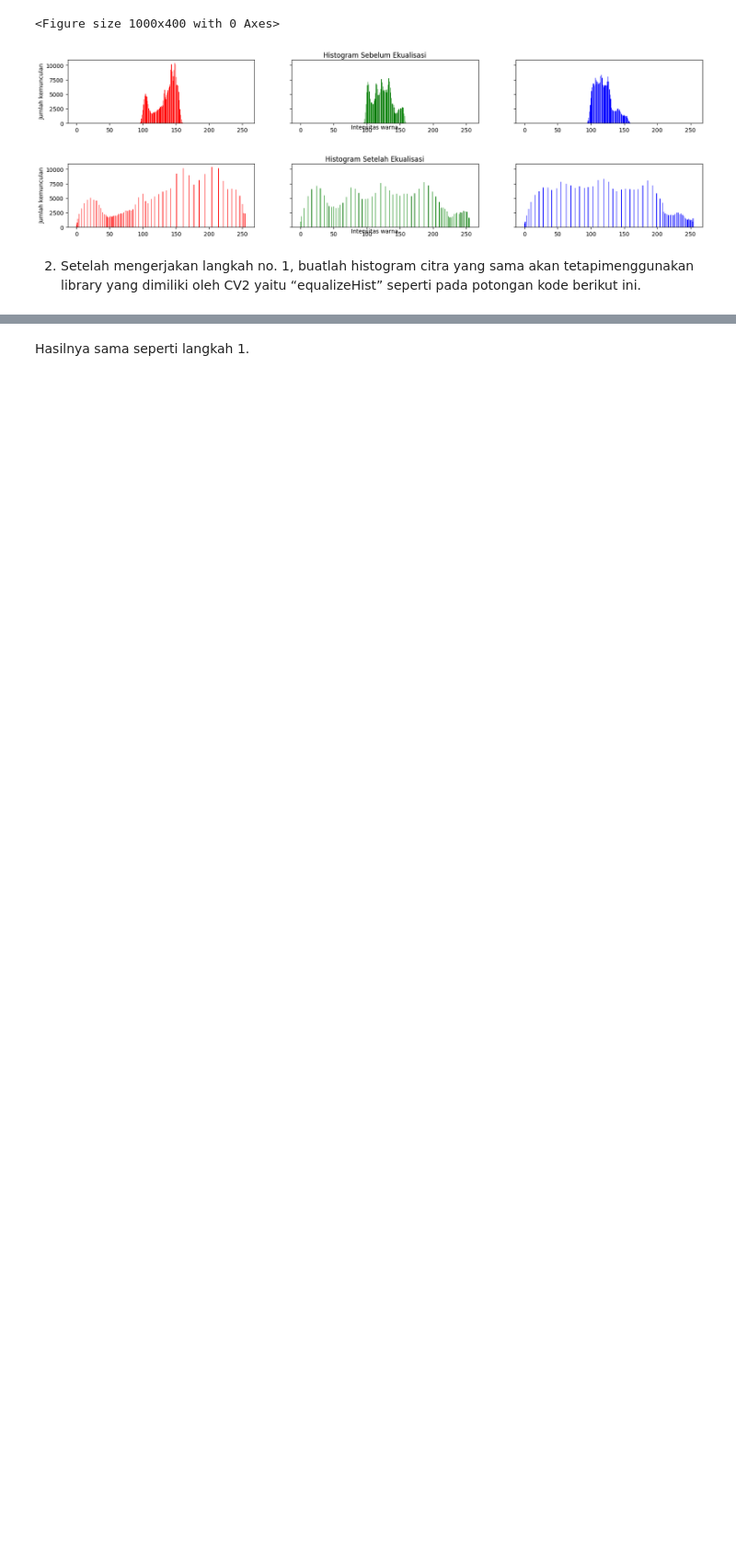
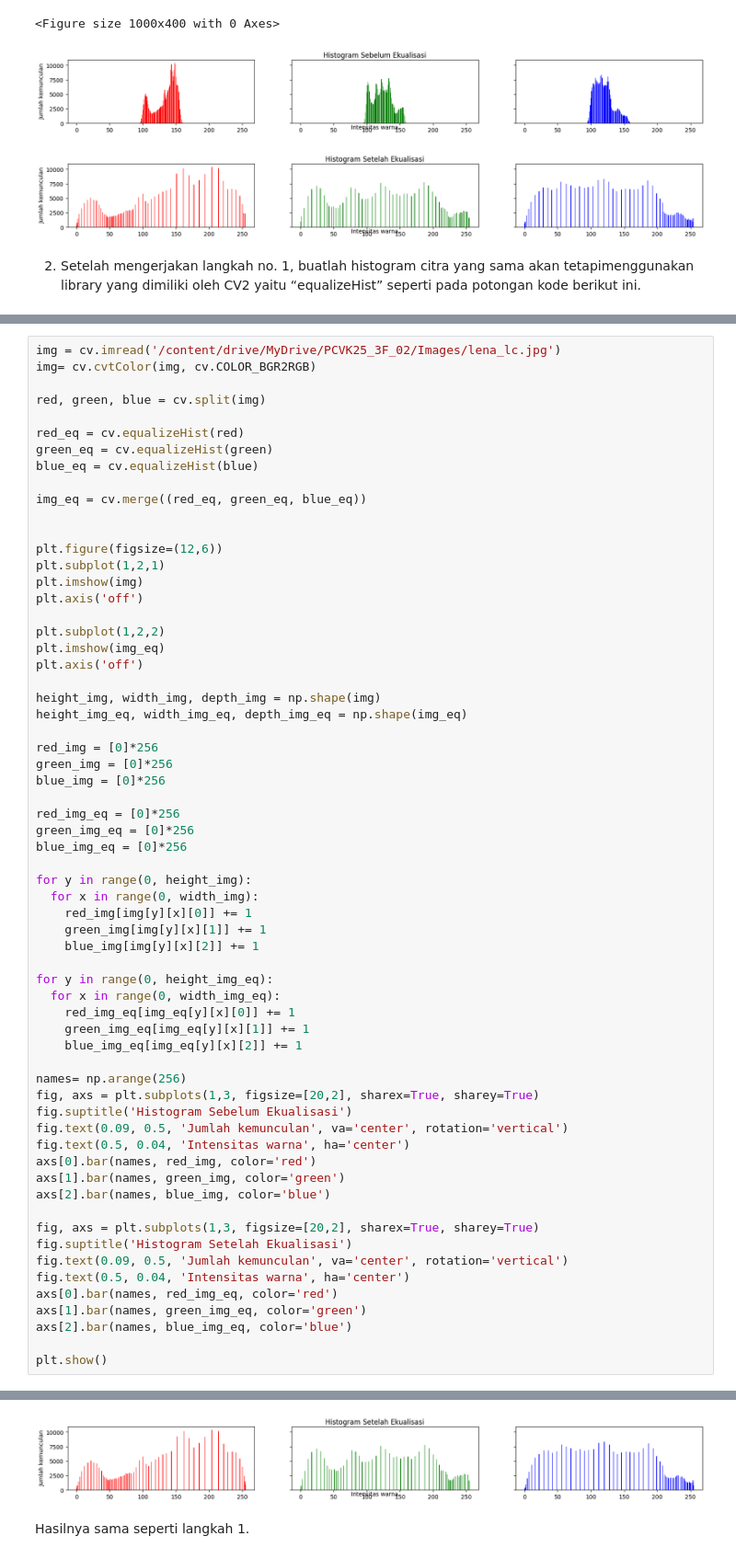
Before and after one commit to adfhsjt/PCVK25_3F_02, a Jupyter notebook: Week5_02.ipynb, the cells around one changed output, grey strips where cells are left out. Shown at 92% size. Saved outputs shown, nothing was run; the diff lists cells and outputs as text; blank space fills up the shorter version.

Commit message:
P5_PraktikumD2 - Fix Histogram No 2_02

```diff
--- a/Week5_02.ipynb
+++ b/Week5_02.ipynb
@@ -203,0 +180,64 @@ plt.axis('off')
+# %%
+img = cv.imread('/content/drive/MyDrive/PCVK25_3F_02/Images/lena_lc.jpg')
+img= cv.cvtColor(img, cv.COLOR_BGR2RGB)
+
+red, green, blue = cv.split(img)
+
+red_eq = cv.equalizeHist(red)
+green_eq = cv.equalizeHist(green)
+blue_eq = cv.equalizeHist(blue)
+
+img_eq = cv.merge((red_eq, green_eq, blue_eq))
+
+
+plt.figure(figsize=(12,6))
+plt.subplot(1,2,1)
+plt.imshow(img)
+plt.axis('off')
+
+plt.subplot(1,2,2)
+plt.imshow(img_eq)
+plt.axis('off')
+
+height_img, width_img, depth_img = np.shape(img)
+height_img_eq, width_img_eq, depth_img_eq = np.shape(img_eq)
+
+red_img = [0]*256
+green_img = [0]*256
+blue_img = [0]*256
+
+red_img_eq = [0]*256
+green_img_eq = [0]*256
+blue_img_eq = [0]*256
+
+for y in range(0, height_img):
+  for x in range(0, width_img):
+    red_img[img[y][x][0]] += 1
+    green_img[img[y][x][1]] += 1
+    blue_img[img[y][x][2]] += 1
+
+for y in range(0, height_img_eq):
+  for x in range(0, width_img_eq):
+    red_img_eq[img_eq[y][x][0]] += 1
+    green_img_eq[img_eq[y][x][1]] += 1
+    blue_img_eq[img_eq[y][x][2]] += 1
+
+names= np.arange(256)
+fig, axs = plt.subplots(1,3, figsize=[20,2], sharex=True, sharey=True)
+fig.suptitle('Histogram Sebelum Ekualisasi')
+fig.text(0.09, 0.5, 'Jumlah kemunculan', va='center', rotation='vertical')
+fig.text(0.5, 0.04, 'Intensitas warna', ha='center')
+axs[0].bar(names, red_img, color='red')
+axs[1].bar(names, green_img, color='green')
+axs[2].bar(names, blue_img, color='blue')
+
+fig, axs = plt.subplots(1,3, figsize=[20,2], sharex=True, sharey=True)
+fig.suptitle('Histogram Setelah Ekualisasi')
+fig.text(0.09, 0.5, 'Jumlah kemunculan', va='center', rotation='vertical')
+fig.text(0.5, 0.04, 'Intensitas warna', ha='center')
+axs[0].bar(names, red_img_eq, color='red')
+axs[1].bar(names, green_img_eq, color='green')
+axs[2].bar(names, blue_img_eq, color='blue')
+
+plt.show()
+# %% [output]
@@ -204,2 +246,3 @@ plt.axis('off')
+[figure, added]
 # %% [markdown]
 Hasilnya sama seperti langkah 1.
```
Also changed, not shown: parts of 2 cells of this notebook.
